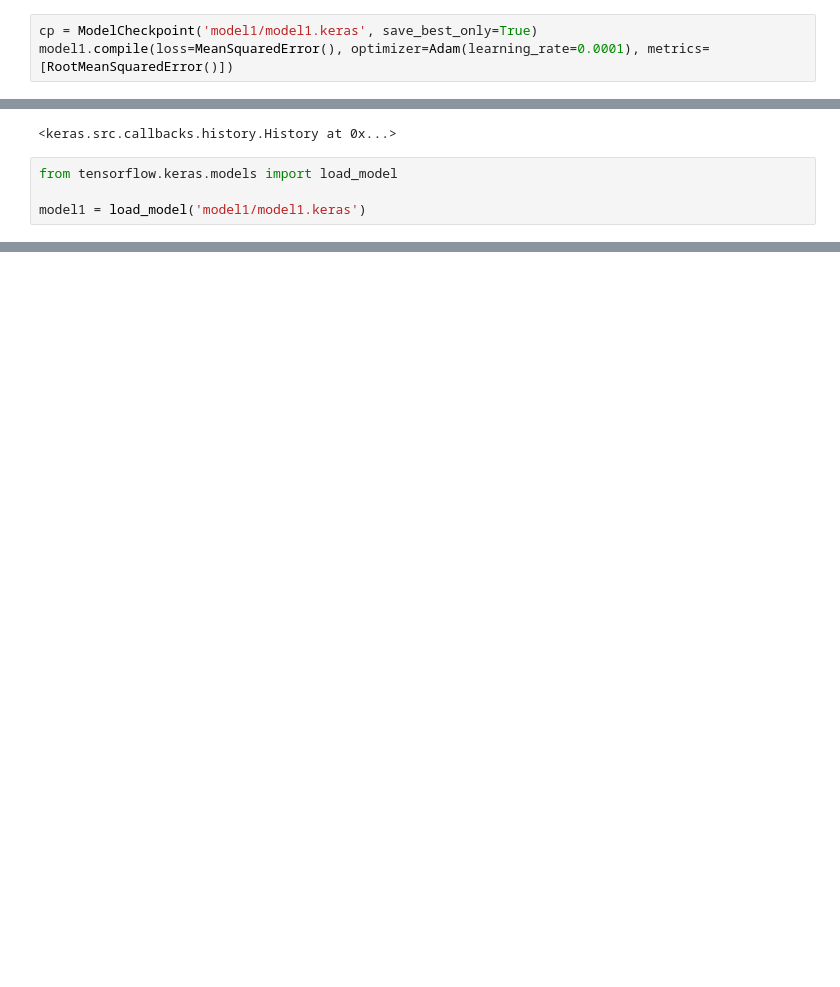
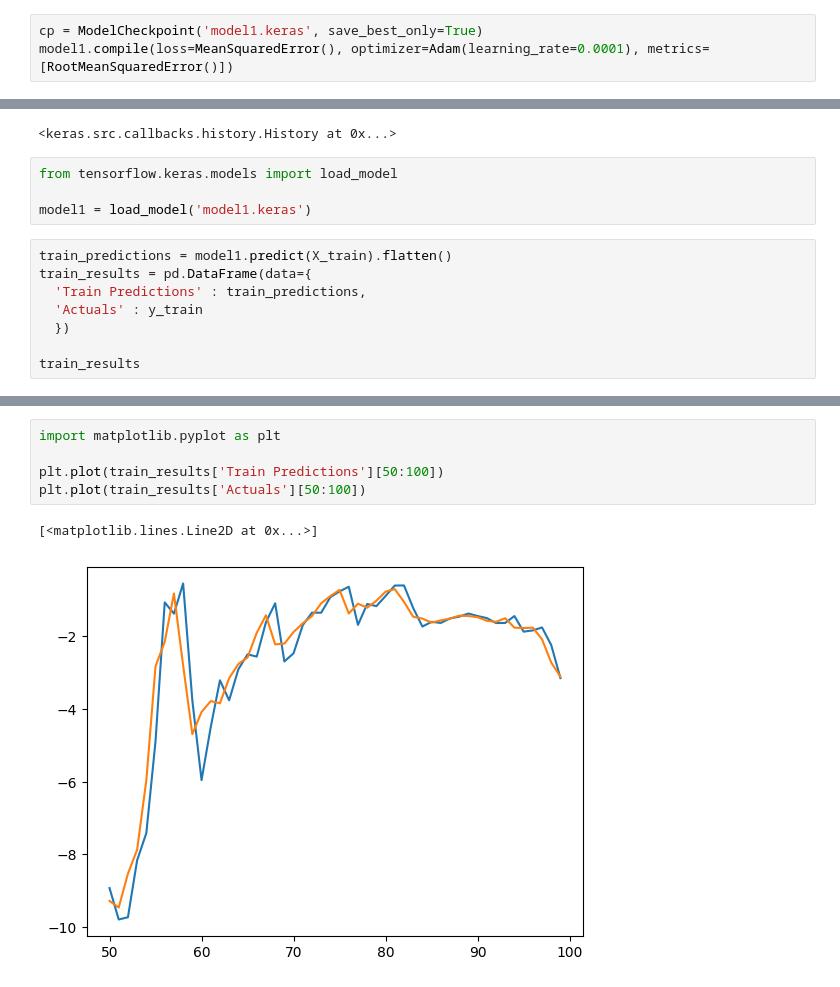
Before and after one commit to Didrik147/python-tutorials, a Jupyter notebook: Greg_Hogg/LSTM Time Series Forecasting.ipynb, the cells around one changed output, grey strips where cells are left out. Cells and saved outputs as stored; diff of their text form; blank space fills up the shorter version.

```diff
--- a/Greg_Hogg/LSTM Time Series Forecasting.ipynb
+++ b/Greg_Hogg/LSTM Time Series Forecasting.ipynb
@@ -126,7 +126,7 @@ Model: "sequential_1"
  Trainable params: 17,425 (68.07 KB)
  Non-trainable params: 0 (0.00 B)
 # %%
-cp = ModelCheckpoint('model1/model1.keras', save_best_only=True)
+cp = ModelCheckpoint('model1.keras', save_best_only=True)
 model1.compile(loss=MeanSquaredError(), optimizer=Adam(learning_rate=0.0001), metrics=[RootMeanSquaredError()])
 # %%
 model1.fit(X_train, y_train, validation_data=(X_val, y_val), epochs=10, callbacks=[cp])
@@ -155,4 +155,12 @@ Epoch 10/10
 # %%
 from tensorflow.keras.models import load_model
 
-model1 = load_model('model1/model1.keras')
+model1 = load_model('model1.keras')
+# %%
+train_predictions = model1.predict(X_train).flatten()
+train_results = pd.DataFrame(data={
+  'Train Predictions' : train_predictions,
+  'Actuals' : y_train
+  })
+
+train_results
@@ -158,0 +182,8 @@ model1 = load_model('model1/model1.keras')
+# %%
+import matplotlib.pyplot as plt
+
+plt.plot(train_results['Train Predictions'][50:100])
+plt.plot(train_results['Actuals'][50:100])
+# %% [output]
+[<matplotlib.lines.Line2D at 0x...>]
+[figure, added]
```
Also changed, not shown: parts of 5 cells of this notebook, 1 other file.
